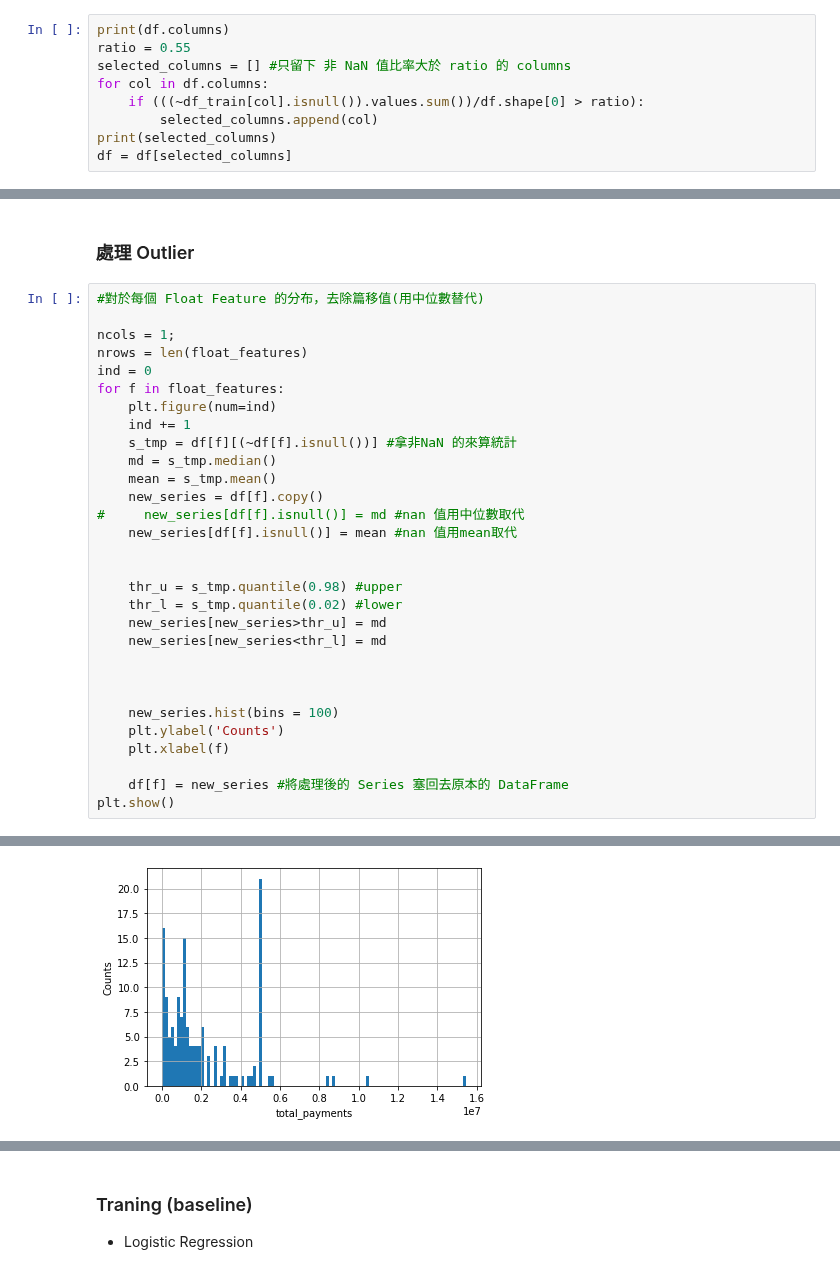
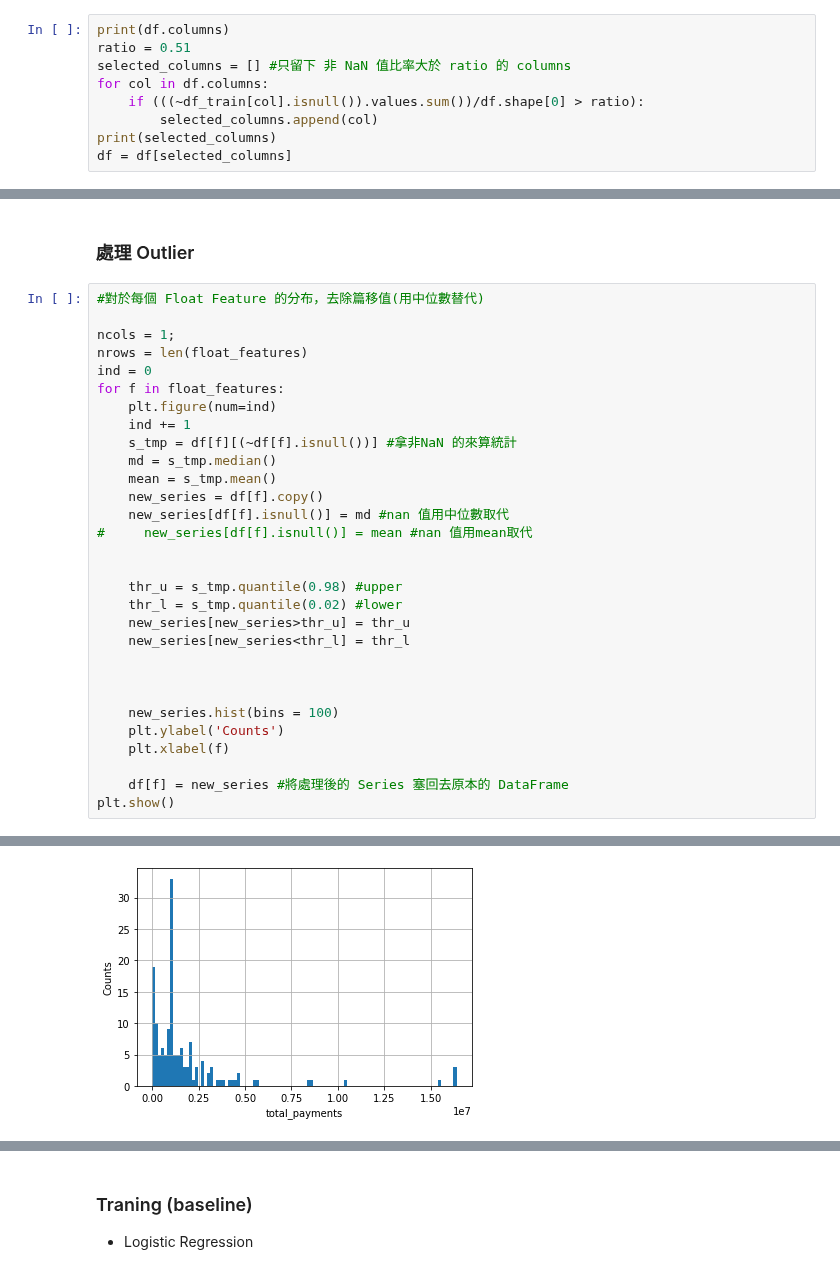
Before and after one commit to kung-bill/3rd-ML100Days, a Jupyter notebook: homework/Day_051_Midterm.ipynb, the cells around one changed output, grey strips where cells are left out. Cells and saved outputs as stored; diff of their text form.

```diff
--- a/homework/Day_051_Midterm.ipynb
+++ b/homework/Day_051_Midterm.ipynb
@@ -42,7 +42,7 @@ df.head(10)
 * 有太多Nan的欄位，整欄不使用
 # %%
 print(df.columns)
-ratio = 0.55
+ratio = 0.51
 selected_columns = [] #只留下 非 NaN 值比率大於 ratio 的 columns
 for col in df.columns:
     if (((~df_train[col].isnull()).values.sum())/df.shape[0] > ratio):
@@ -137,14 +137,14 @@ for f in float_features:
     md = s_tmp.median()
     mean = s_tmp.mean()
     new_series = df[f].copy()
-#     new_series[df[f].isnull()] = md #nan 值用中位數取代
-    new_series[df[f].isnull()] = mean #nan 值用mean取代
+    new_series[df[f].isnull()] = md #nan 值用中位數取代
+#     new_series[df[f].isnull()] = mean #nan 值用mean取代
 
 
     thr_u = s_tmp.quantile(0.98) #upper
     thr_l = s_tmp.quantile(0.02) #lower
-    new_series[new_series>thr_u] = md
-    new_series[new_series<thr_l] = md
+    new_series[new_series>thr_u] = thr_u
+    new_series[new_series<thr_l] = thr_l
 
 
 
@@ -160 +160 @@ plt.show()
-[figure, old version]
+[figure, new version]
```
Also changed, not shown: parts of 10 cells of this notebook, 1 other file.
